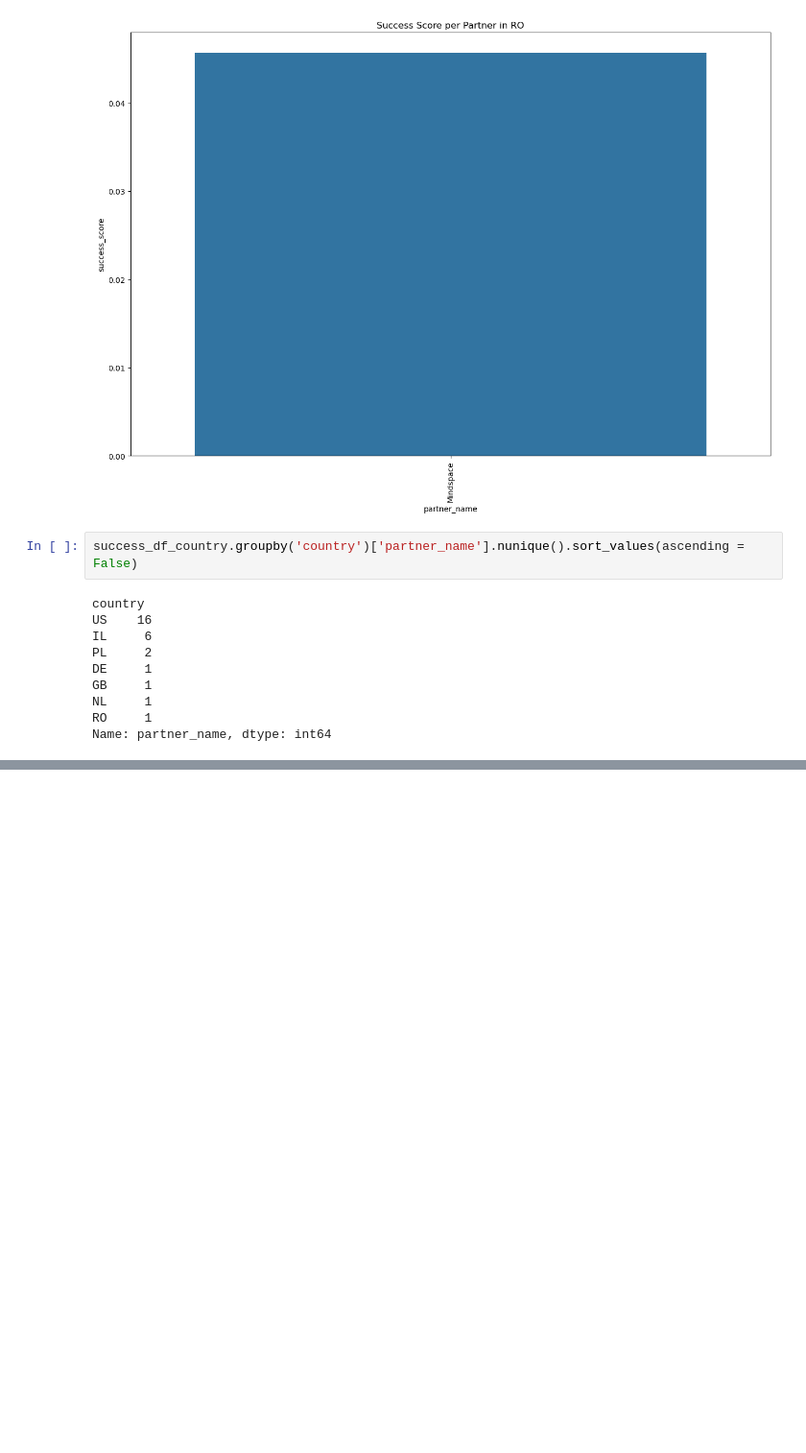
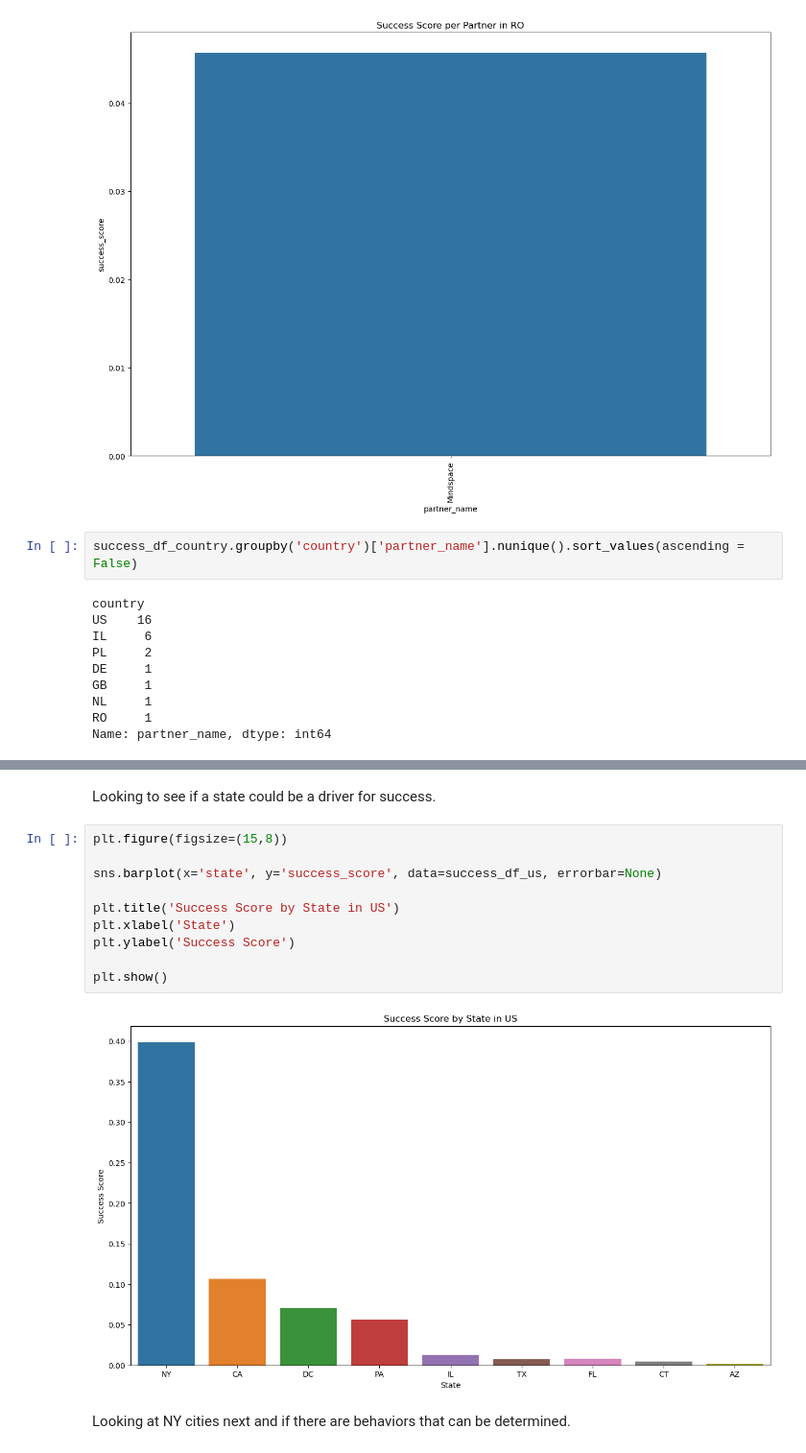
Before and after one commit to talnmizrachi/flexspace_proj, a Jupyter notebook: july_13_flexpython.ipynb, the cells around one changed output, grey strips where cells are left out. Shown: that part at 96% size. Saved outputs shown, nothing was run; the diff lists cells and outputs as text; blank space fills up the shorter version.

```diff
--- a/july_13_flexpython.ipynb
+++ b/july_13_flexpython.ipynb
@@ -282,0 +496,16 @@ Name: partner_name, dtype: int64
+# %% [markdown]
+Looking to see if a state could be a driver for success.
+# %%
+plt.figure(figsize=(15,8))
+
+sns.barplot(x='state', y='success_score', data=success_df_us, errorbar=None)
+
+plt.title('Success Score by State in US')
+plt.xlabel('State')
+plt.ylabel('Success Score')
+
+plt.show()
+# %% [output]
+[figure, added]
+# %% [markdown]
+Looking at NY cities next and if there are behaviors that can be determined.
```
Also changed, not shown: parts of 30 cells of this notebook.
